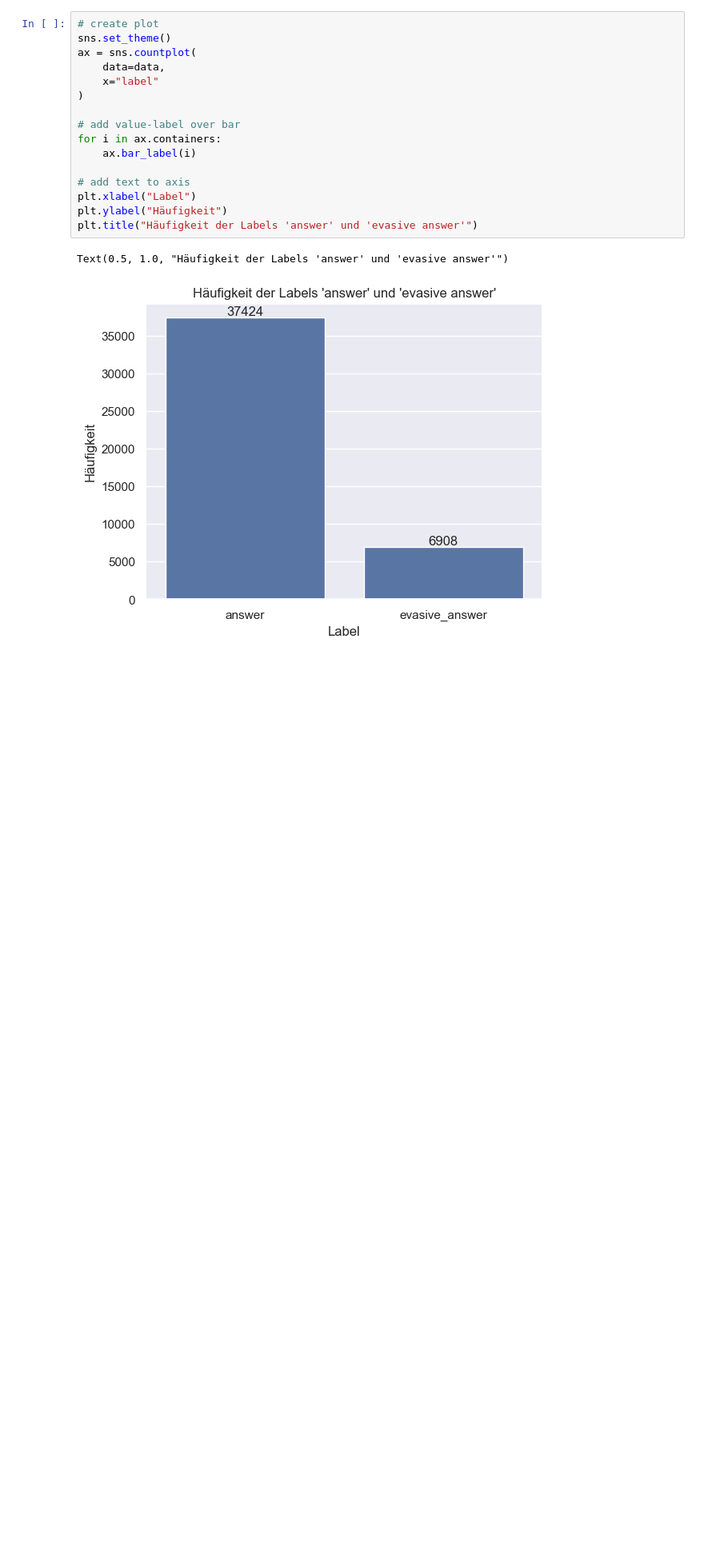
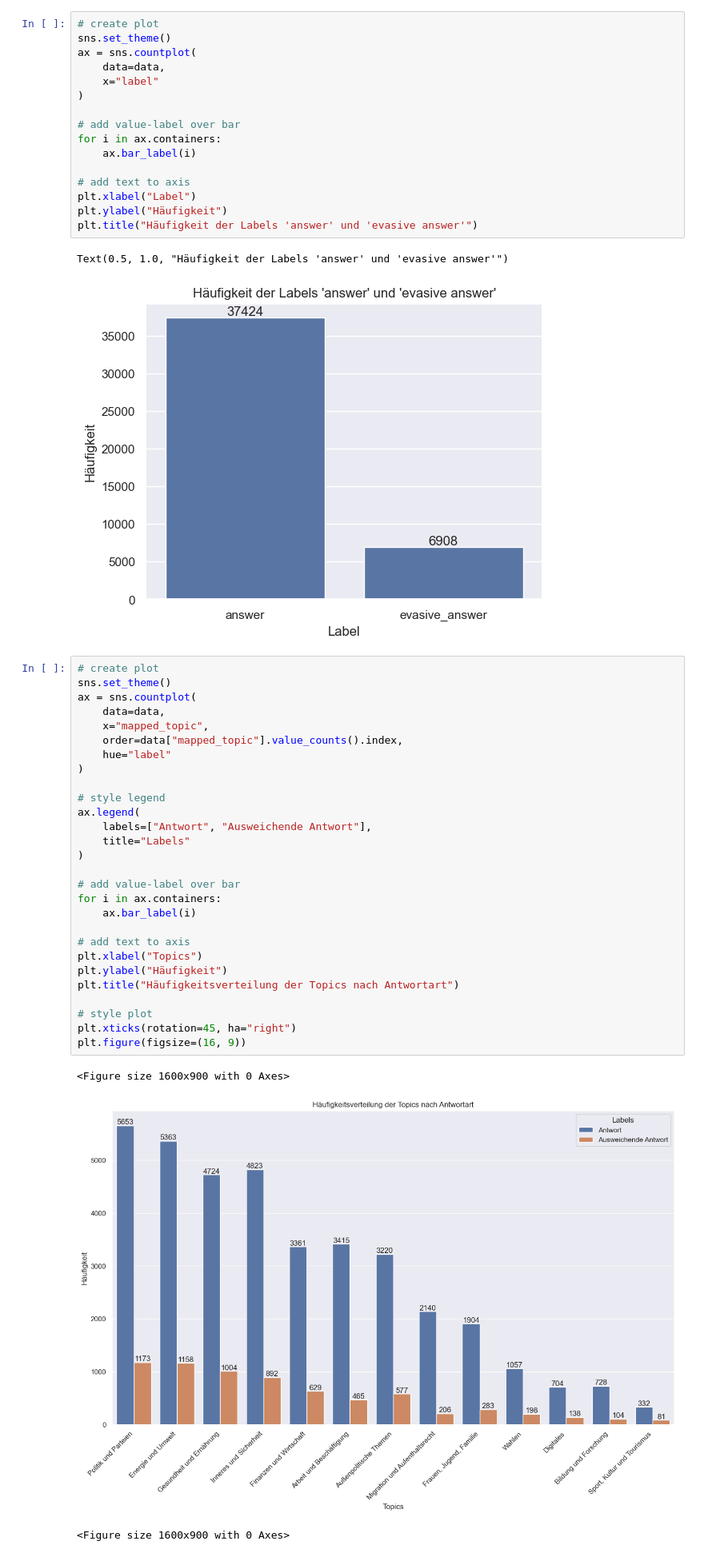
Before and after one commit to dariom25/automatisierte_antwortanalyse_von_abgeordneten, a Jupyter notebook: pipeline_classification.ipynb, the cells around one changed output. Shown: that part at 80% size. Cells and saved outputs as stored; diff of their text form; blank space fills up the shorter version.

Commit message:
Create plot to visualize topic distribution

```diff
--- a/pipeline_classification.ipynb
+++ b/pipeline_classification.ipynb
@@ -537,3 +537,35 @@ plt.title("Häufigkeit der Labels 'answer' und 'evasive answer'")
 # %% [output]
 Text(0.5, 1.0, "Häufigkeit der Labels 'answer' und 'evasive answer'")
 [figure]
+# %%
+# create plot
+sns.set_theme()
+ax = sns.countplot(
+    data=data,
+    x="mapped_topic",
+    order=data["mapped_topic"].value_counts().index,
+    hue="label"
+)
+
+# style legend
+ax.legend(
+    labels=["Antwort", "Ausweichende Antwort"],
+    title="Labels"
+)
+
+# add value-label over bar
+for i in ax.containers:
+    ax.bar_label(i)
+
+# add text to axis
+plt.xlabel("Topics")
+plt.ylabel("Häufigkeit")
+plt.title("Häufigkeitsverteilung der Topics nach Antwortart")
+
+# style plot
+plt.xticks(rotation=45, ha="right")
+plt.figure(figsize=(16, 9))
+# %% [output]
+<Figure size 1600x900 with 0 Axes>
+[figure, added]
+<Figure size 1600x900 with 0 Axes>
```
Also changed, not shown: parts of 1 cell of this notebook.
